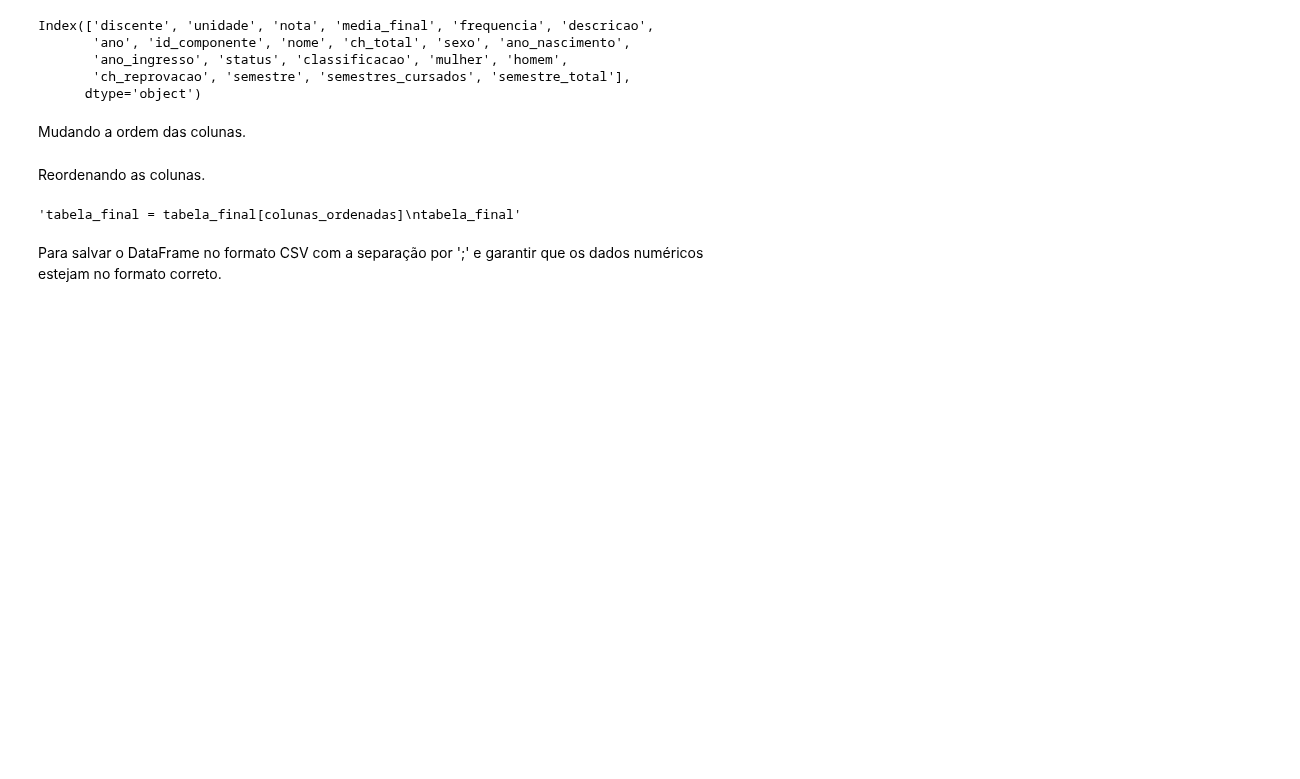
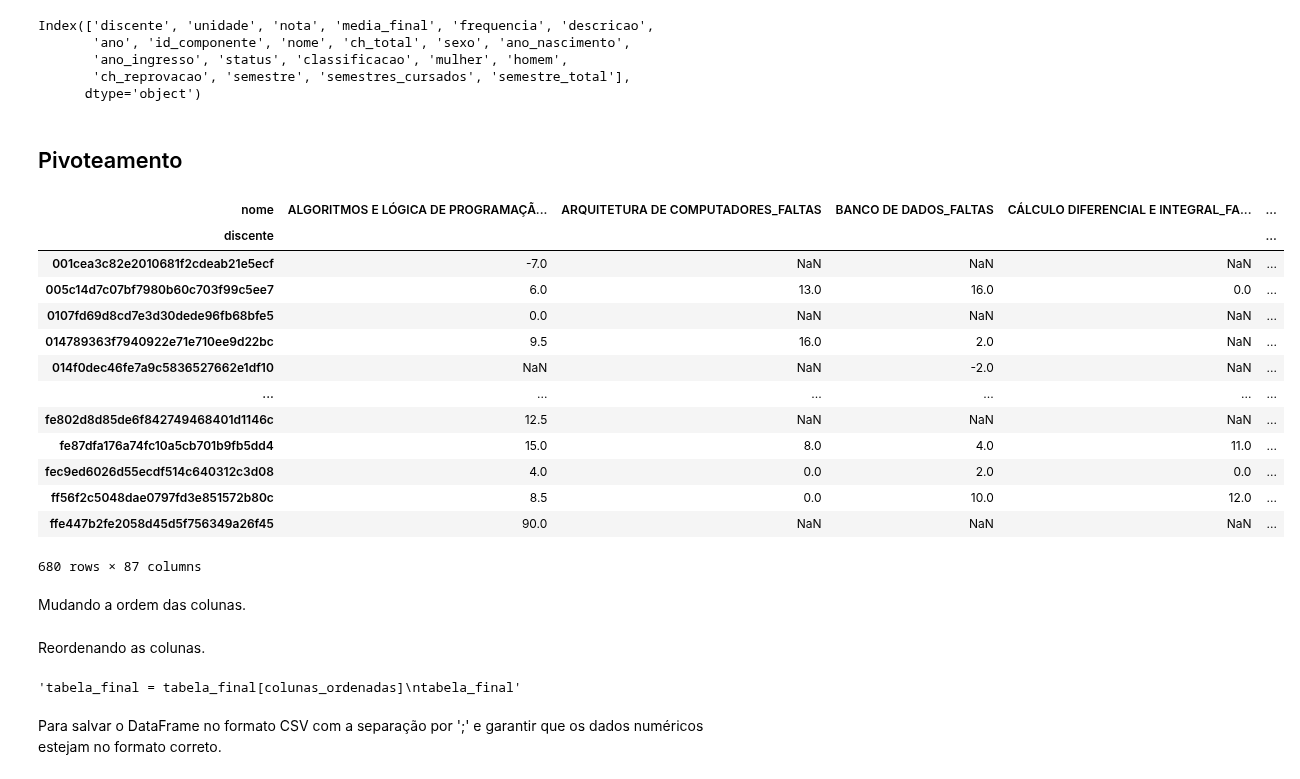
Before and after one commit to wanessabezerra/dataframe-bsi, a Jupyter notebook: dataframe-bsi/dados-extraidos.ipynb, the cells around one changed output. Drawn from its saved outputs; the diff is of its cells as text; code cells hidden in the pictures; blank space fills up the shorter version.

Commit message:
:construction: Adicionando pivot em frequencia e média_final#8

```diff
--- a/dataframe-bsi/dados-extraidos.ipynb
+++ b/dataframe-bsi/dados-extraidos.ipynb
@@ -165,10 +165,10 @@ def mapear_classificacao(descricao):
         'REPROVADO POR NOTA': -1,
         'REPROVADO POR MÉDIA E POR FALTAS': -2,
         'REPROVADO POR NOTA E FALTA': -2,
-        'CANCELADO': -4,
-        'EXCLUIDA': -4,
-        'TRANCADO': -4,
-        'DESISTENCIA': -5,
+        'CANCELADO': -3,
+        'EXCLUIDA': -3,
+        'TRANCADO': -3,
+        'DESISTENCIA': -4,
     }
     return mapeamento.get(descricao, None)
 # %% [markdown]
@@ -637,3 +653,8 @@ Index(['discente', 'unidade', 'nota', 'media_final', 'frequencia', 'descricao',
        'ano_ingresso', 'status', 'classificacao', 'mulher', 'homem',
        'ch_reprovacao', 'semestre', 'semestres_cursados', 'semestre_total'],
       dtype='object')
+# %% [markdown]
+## Pivoteamento
+# %%
+df_pivot_f = df_dados_filtrado.pivot_table(index='discente', columns='nome', values='frequencia')
+df_pivot_f = df_pivot_f.add_suffix('_FALTAS')
@@ -640,3 +668,31 @@ Index(['discente', 'unidade', 'nota', 'media_final', 'frequencia', 'descricao',
+# %%
+df_pivot_mf = df_dados_filtrado.pivot_table(index='discente', columns='nome', values='media_final',aggfunc='first')
+df_pivot_mf = df_pivot_mf.add_suffix('_MEDIA1')
+# %%
+df_pivot_mf_2 = df_dados_filtrado.pivot_table(index='discente', columns='nome', values='media_final', aggfunc='mean')
+df_pivot_mf_2 = df_pivot_mf_2.add_suffix('_MEDIA2')
+# %%
+
+# Mesclar df1_pivot e df2_pivot
+
+df_merged_2 = pd.merge(df_pivot_f, df_pivot_mf, on='discente')
+df_merged_3 = pd.merge(df_merged_2, df_pivot_mf_2, on='discente')
+df_merged_3
+# %% [output]
+| nome | ALGORITMOS E LÓGICA DE PROGRAMAÇÃ... | ARQUITETURA DE COMPUTADORES_FALTAS | BANCO DE DADOS_FALTAS | CÁLCULO DIFERENCIAL E INTEGRAL_FA... | ... |
+| discente |  |  |  |  | ... |
+| 001cea3c82e2010681f2cdeab21e5ecf | -7.0 | NaN | NaN | NaN | ... |
+| 005c14d7c07bf7980b60c703f99c5ee7 | 6.0 | 13.0 | 16.0 | 0.0 | ... |
+| 0107fd69d8cd7e3d30dede96fb68bfe5 | 0.0 | NaN | NaN | NaN | ... |
+| 014789363f7940922e71e710ee9d22bc | 9.5 | 16.0 | 2.0 | NaN | ... |
+| 014f0dec46fe7a9c5836527662e1df10 | NaN | NaN | -2.0 | NaN | ... |
+| ... | ... | ... | ... | ... | ... |
+| fe802d8d85de6f842749468401d1146c | 12.5 | NaN | NaN | NaN | ... |
+| fe87dfa176a74fc10a5cb701b9fb5dd4 | 15.0 | 8.0 | 4.0 | 11.0 | ... |
+| fec9ed6026d55ecdf514c640312c3d08 | 4.0 | 0.0 | 2.0 | 0.0 | ... |
+| ff56f2c5048dae0797fd3e851572b80c | 8.5 | 0.0 | 10.0 | 12.0 | ... |
+| ffe447b2fe2058d45d5f756349a26f45 | 90.0 | NaN | NaN | NaN | ... |
+680 rows × 87 columns
 # %% [markdown]
 Mudando a ordem das colunas.
 # %% [markdown]
```
Also changed, not shown: parts of 5 cells of this notebook.
